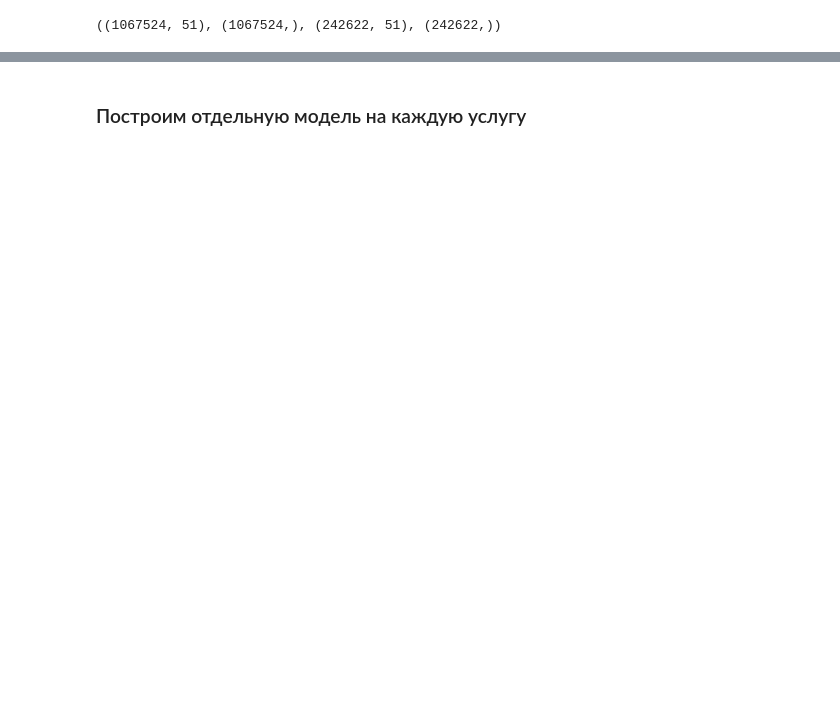
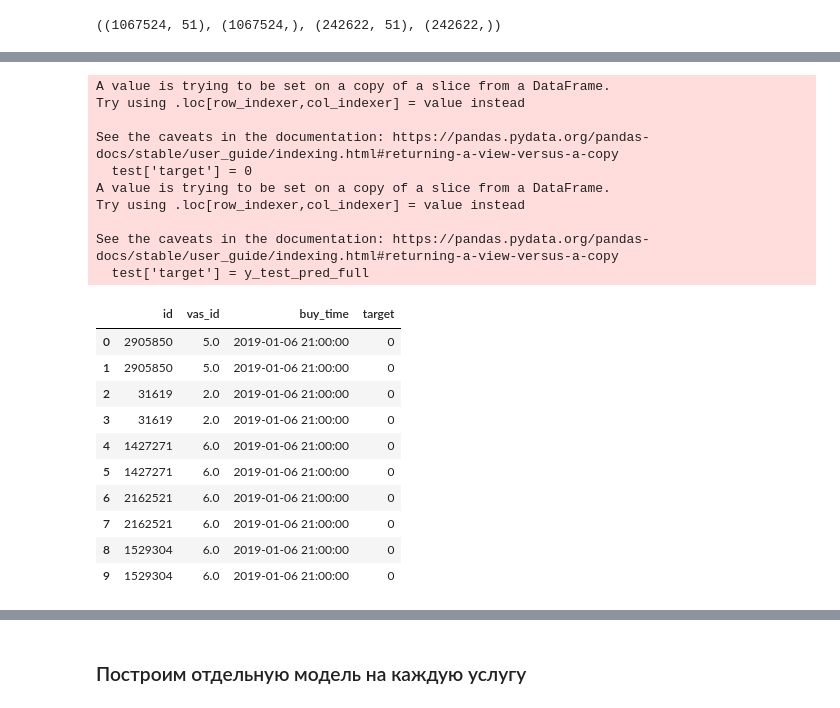
Before and after one commit to kate-ds/Megafon_project, a Jupyter notebook: megafon_models.ipynb, the cells around one changed output, grey strips where cells are left out. Saved outputs shown, nothing was run; the diff lists cells and outputs as text; code cells hidden in the pictures; blank space fills up the shorter version.

```diff
--- a/megafon_models.ipynb
+++ b/megafon_models.ipynb
@@ -473,3 +489,9 @@ df_train_balanced['target'].value_counts()
 0.0    534778
 1.0    532746
 Name: target, dtype: int64
+# %%
+# для всего датасета
+
+train_balanced = balance_df_by_target(train, 'target')
+
+train_balanced['target'].value_counts()
@@ -528,0 +626,15 @@ target
+# %%
+X_train_full = train_balanced[columns]
+y_train_full = train_balanced.target
+
+X_test_full = test[columns]
+
+lr = LogisticRegression(random_state=42, n_jobs=-1)
+
+lr.fit(X_train_full, y_train_full)
+y_test_pred_full = lr.predict_proba(X_test_full)
+y_test_pred_full = np.where(y_test_pred_full[:, 1] > 0.8, 1, 0)
+
+pickle.dump(
+    lr, open("model.pkl", "wb")
+)
@@ -529 +663,29 @@ target
+# %%
+test = test[['id', 'vas_id', 'buy_time']]
+test['target'] = 0
+test['target'] = y_test_pred_full
+test.to_csv('Sokolova_predictions.csv', index=False, encoding='utf-8', sep=',')
+test.head(10)
+# %% [output]
+A value is trying to be set on a copy of a slice from a DataFrame.
+Try using .loc[row_indexer,col_indexer] = value instead
+
+See the caveats in the documentation: https://pandas.pydata.org/pandas-docs/stable/user_guide/indexing.html#returning-a-view-versus-a-copy
+  test['target'] = 0
+A value is trying to be set on a copy of a slice from a DataFrame.
+Try using .loc[row_indexer,col_indexer] = value instead
+
+See the caveats in the documentation: https://pandas.pydata.org/pandas-docs/stable/user_guide/indexing.html#returning-a-view-versus-a-copy
+  test['target'] = y_test_pred_full
+|  | id | vas_id | buy_time | target |
+| 0 | 2905850 | 5.0 | 2019-01-06 21:00:00 | 0 |
+| 1 | 2905850 | 5.0 | 2019-01-06 21:00:00 | 0 |
+| 2 | 31619 | 2.0 | 2019-01-06 21:00:00 | 0 |
+| 3 | 31619 | 2.0 | 2019-01-06 21:00:00 | 0 |
+| 4 | 1427271 | 6.0 | 2019-01-06 21:00:00 | 0 |
+| 5 | 1427271 | 6.0 | 2019-01-06 21:00:00 | 0 |
+| 6 | 2162521 | 6.0 | 2019-01-06 21:00:00 | 0 |
+| 7 | 2162521 | 6.0 | 2019-01-06 21:00:00 | 0 |
+| 8 | 1529304 | 6.0 | 2019-01-06 21:00:00 | 0 |
+| 9 | 1529304 | 6.0 | 2019-01-06 21:00:00 | 0 |
 # %%
```
Also changed, not shown: parts of 63 cells of this notebook.
